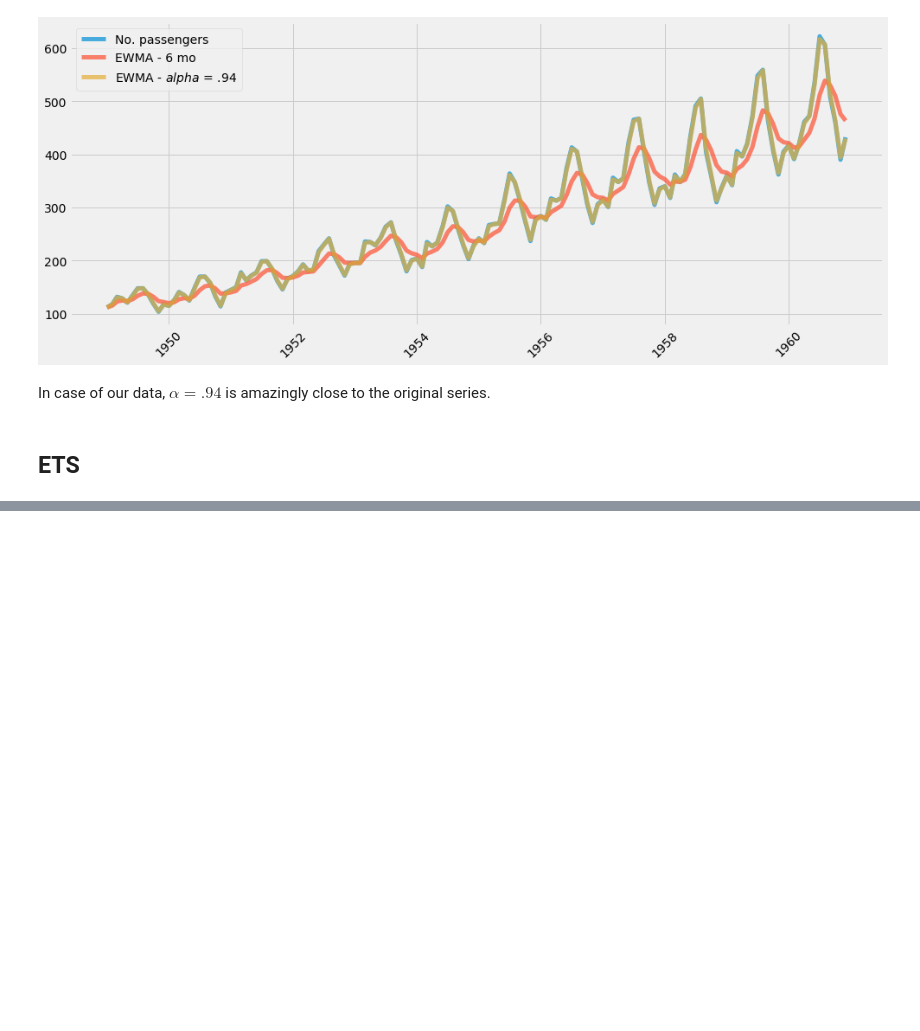
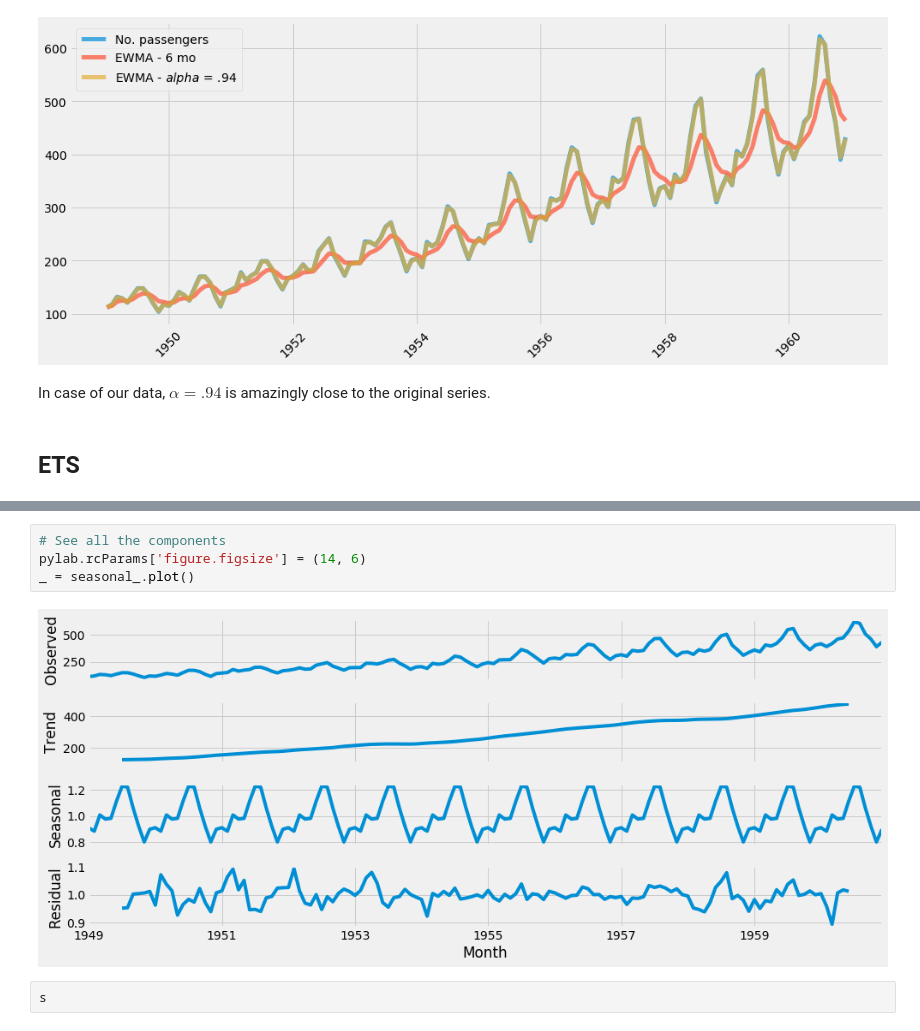
Before and after one commit to AlxndrMlk/Financial_Analyses, a Jupyter notebook: 04_Time_series_01.ipynb, the cells around one changed output, grey strips where cells are left out. Drawn from its saved outputs; the diff is of its cells as text; blank space fills up the shorter version.

```diff
--- a/04_Time_series.ipynb
+++ b/04_Time_series_01.ipynb
@@ -209,0 +233,8 @@ In case of our data, $\alpha = .94$ is amazingly close to the original series.
+# %%
+# See all the components
+pylab.rcParams['figure.figsize'] = (14, 6)
+_ = seasonal_.plot()
+# %% [output]
+[figure, added]
+# %%
+s
```
Also changed, not shown: parts of 8 cells of this notebook, 1 other file.
